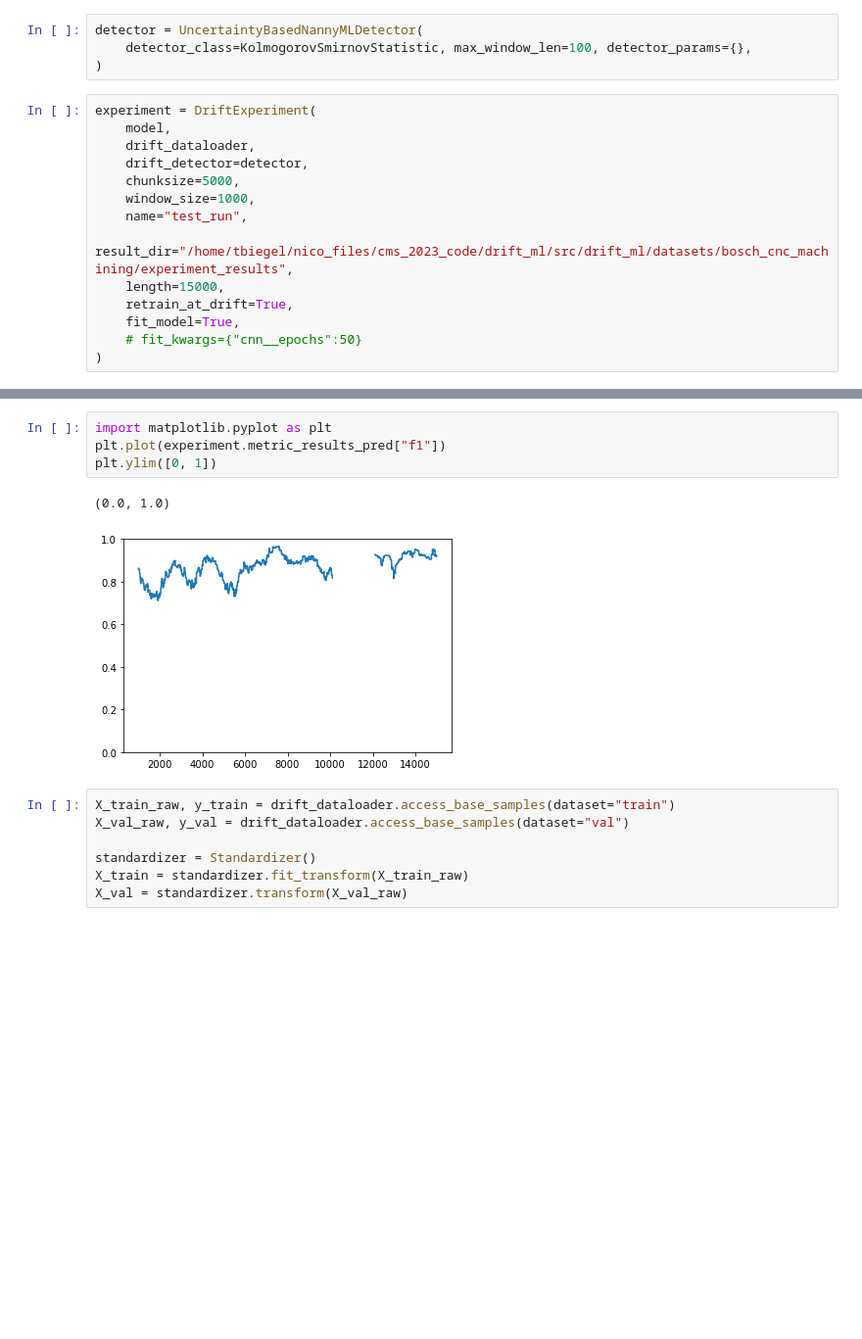
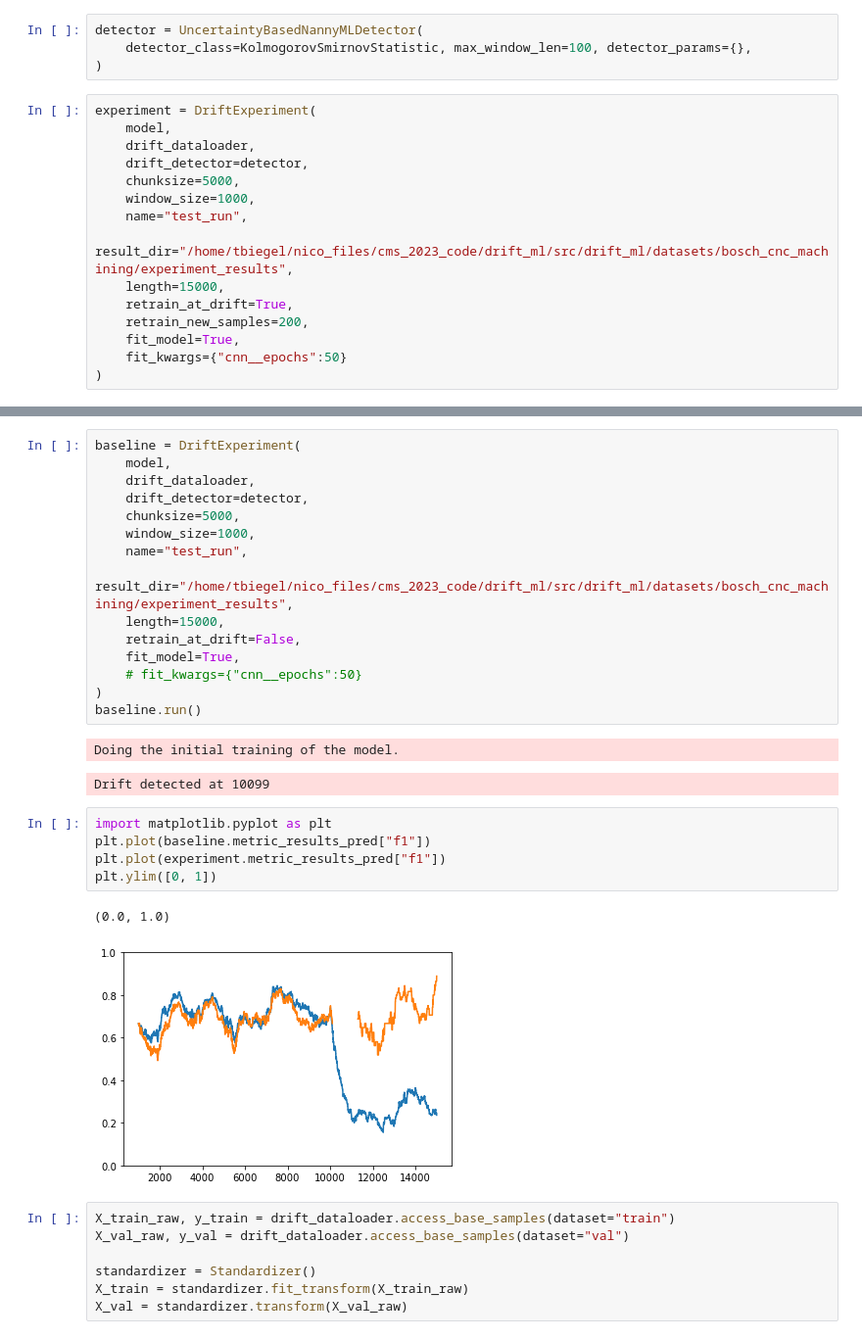
Before and after one commit to nicolasj92/drift_ml, a Jupyter notebook: src/drift_ml/datasets/bosch_cnc_machining/notebooks/experiment.ipynb, the cells around one changed output, grey strips where cells are left out. Shown at 98% size. Cells and saved outputs as stored; diff of their text form; blank space fills up the shorter version.

```diff
--- a/src/drift_ml/datasets/bosch_cnc_machining/notebooks/experiment.ipynb
+++ b/src/drift_ml/datasets/bosch_cnc_machining/notebooks/experiment.ipynb
@@ -92,8 +92,9 @@ experiment = DriftExperiment(
     result_dir="/home/tbiegel/nico_files/cms_2023_code/drift_ml/src/drift_ml/datasets/bosch_cnc_machining/experiment_results",
     length=15000,
     retrain_at_drift=True,
+    retrain_new_samples=200,
     fit_model=True,
-    # fit_kwargs={"cnn__epochs":50}
+    fit_kwargs={"cnn__epochs":50}
 )
 # %%
 experiment.run()
@@ -104,10 +109,29 @@ Retraining with new samples 10099 - 11099
+# %%
+baseline = DriftExperiment(
+    model,
+    drift_dataloader,
+    drift_detector=detector,
+    chunksize=5000,
+    window_size=1000,
+    name="test_run",
+    result_dir="/home/tbiegel/nico_files/cms_2023_code/drift_ml/src/drift_ml/datasets/bosch_cnc_machining/experiment_results",
+    length=15000,
+    retrain_at_drift=False,
+    fit_model=True,
+    # fit_kwargs={"cnn__epochs":50}
+)
+baseline.run()
+# %% [output]
+Doing the initial training of the model.
+Drift detected at 10099
 # %%
 import matplotlib.pyplot as plt
+plt.plot(baseline.metric_results_pred["f1"])
 plt.plot(experiment.metric_results_pred["f1"])
 plt.ylim([0, 1])
 # %% [output]
 (0.0, 1.0)
-[figure, old version]
+[figure, new version]
 # %%
 X_train_raw, y_train = drift_dataloader.access_base_samples(dataset="train")
 X_val_raw, y_val = drift_dataloader.access_base_samples(dataset="val")
```
Also changed, not shown: parts of 1 cell of this notebook, 1 other file.
